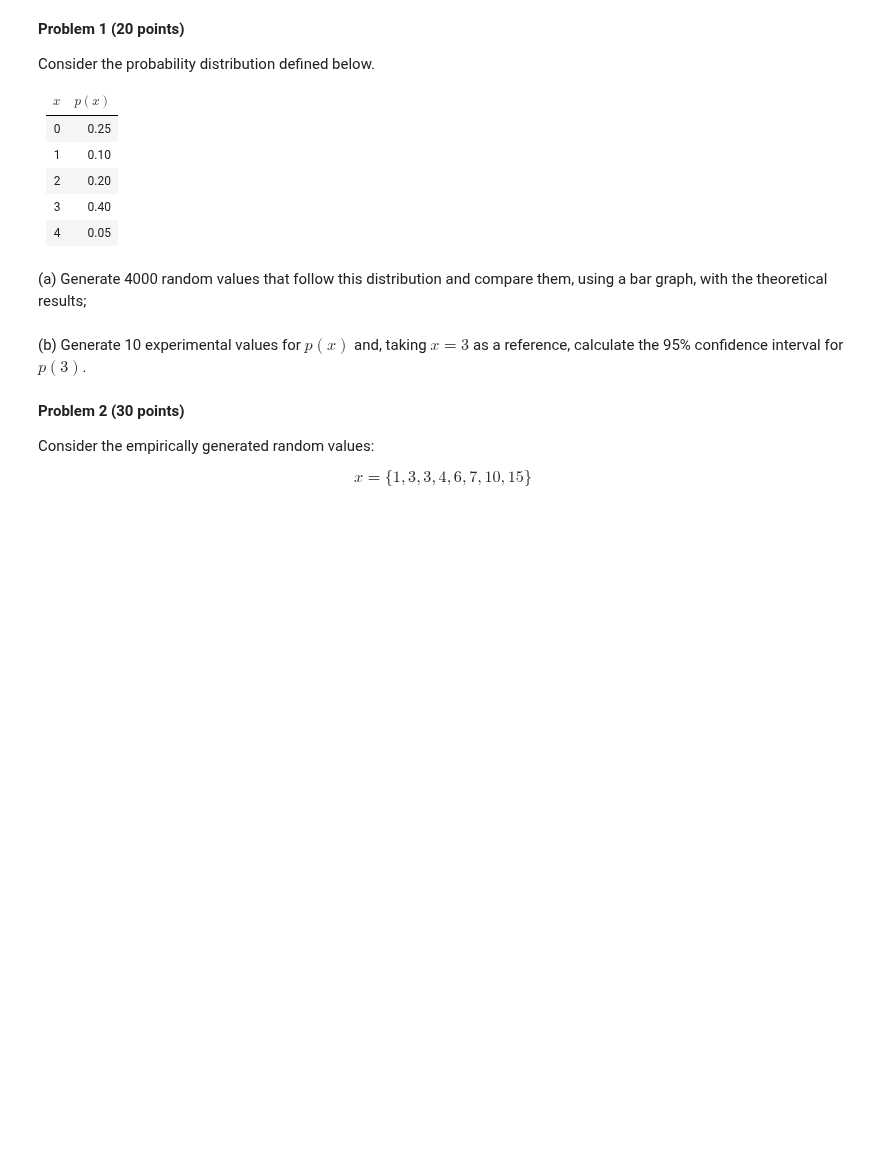
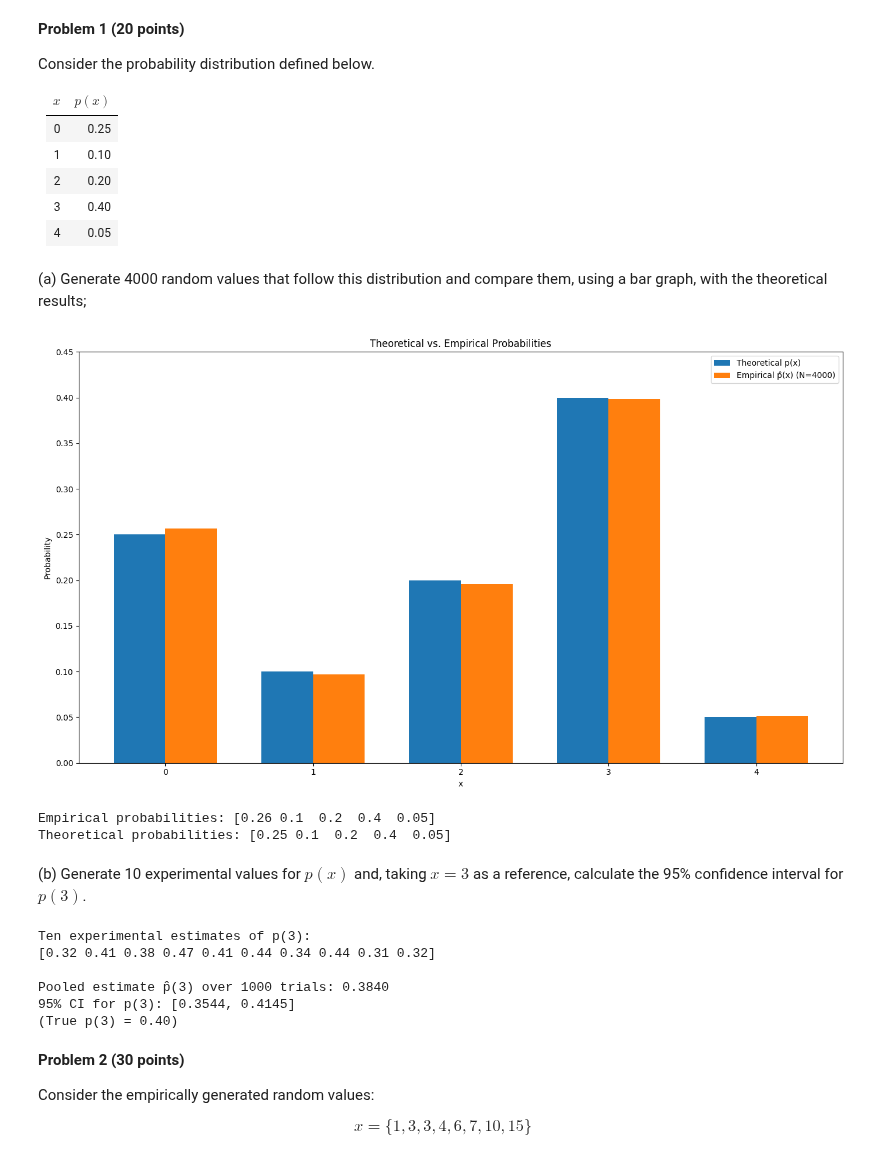
Before and after one commit to saulosgil/Disciplina_Modelagem-e-simula--o-de-sistemas, a Jupyter notebook: exercises/SE03/SE03_SauloGil.ipynb, the cells around one changed output. Saved outputs shown, nothing was run; the diff lists cells and outputs as text; code cells hidden in the pictures; blank space fills up the shorter version.

```diff
--- a/exercises/SE03/SE03_SauloGil.ipynb
+++ b/exercises/SE03/SE03_SauloGil.ipynb
@@ -14,0 +19,31 @@ Consider the probability distribution defined below.
+# %%
+# Reproducibility
+np.random.seed(42)
+
+# Support values and probabilities
+x_vals = np.array([0, 1, 2, 3, 4])
+p_vals = np.array([0.25, 0.10, 0.20, 0.40, 0.05])
+
+# Sample size
+N = 4000
+
+# Simulate
+samples = np.random.choice(x_vals, size=N, p=p_vals)
+
+# Empirical frequencies
+counts = np.bincount(samples, minlength=len(x_vals))
+empirical_p = counts / N
+
+# Plot: side-by-side bars
+width = 0.35
+indices = np.arange(len(x_vals))
+
+plt.figure(figsize=(14, 8))
+plt.bar(indices - width/2, p_vals, width=0.35, label="Theoretical p(x)")
+plt.bar(indices + width/2, empirical_p, width=0.35, label="Empirical p̂(x) (N=4000)")
+
+plt.xticks(indices, x_vals)
+# %% [output]
+[figure, added]
+Empirical probabilities: [0.26 0.1  0.2  0.4  0.05]
+Theoretical probabilities: [0.25 0.1  0.2  0.4  0.05]
@@ -17,3 +63,47 @@ Consider the probability distribution defined below.
+# %%
+# ----------------------------
+# (b) 10 experimental values for p(x) and 95% CI for p(3)
+# ----------------------------
+# We'll run 10 independent experiments, each with n_per_exp trials.
+# Change n_per_exp if you want more/less precision per experiment.
+n_experiments = 10
+n_per_exp = 100  # reasonable size for variability; adjust as needed
+
+# For each experiment, draw n_per_exp samples and compute p̂(3)
+p3_hats = []
+successes_total = 0
+for _ in range(n_experiments):
+    draws = rng.choice(x_vals, size=n_per_exp, p=probs)
+    k = np.sum(draws == 3)  # "successes" = count of x=3
+    p3_hats.append(k / n_per_exp)
+    successes_total += k
+
+N_total = n_experiments * n_per_exp
+phat_overall = successes_total / N_total
+
+# 95% confidence interval for a binomial proportion
+# (more stable than Wald/normal for moderate N)
+z = 1.96
+den = 1 + (z**2) / N_total
+center = (phat_overall + (z**2) / (2 * N_total)) / den
+half_width = (z / den) * np.sqrt(
+    (phat_overall * (1 - phat_overall) / N_total) + (z**2) / (4 * N_total**2)
+)
+ci_low, ci_high = center - half_width, center + half_width
+
+# Print results
+print("Ten experimental estimates of p(3):")
+print(np.round(p3_hats, 4))
+print(f"\nPooled estimate p̂(3) over {N_total} trials: {phat_overall:.4f}")
+print(f"95% CI for p(3): [{ci_low:.4f}, {ci_high:.4f}]")
+print(f"(True p(3) = {probs[x_vals == 3][0]:.2f})")
+# %% [output]
+Ten experimental estimates of p(3):
+[0.32 0.41 0.38 0.47 0.41 0.44 0.34 0.44 0.31 0.32]
+
+Pooled estimate p̂(3) over 1000 trials: 0.3840
+95% CI for p(3): [0.3544, 0.4145]
+(True p(3) = 0.40)
 # %% [markdown]
 **Problem 2 (30 points)**
 
```
Also changed, not shown: parts of 2 cells of this notebook.
